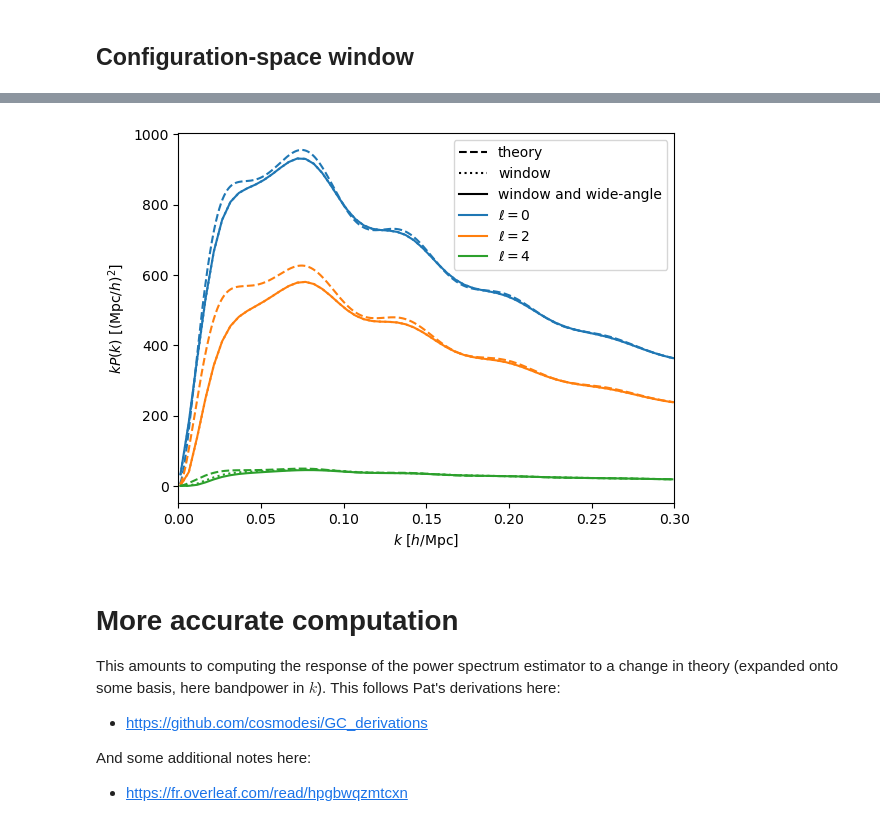
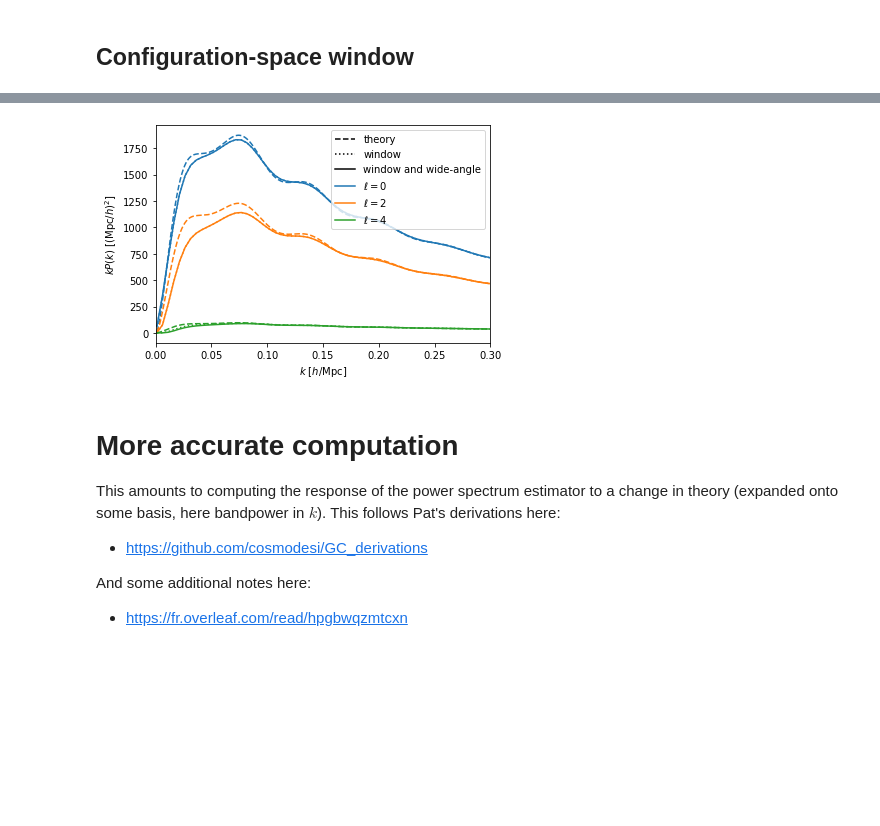
Before and after one commit to cosmodesi/pypower, a Jupyter notebook: nb/window_examples.ipynb, the cells around one changed output, grey strips where cells are left out. Saved outputs shown, nothing was run; the diff lists cells and outputs as text; code cells hidden in the pictures; blank space fills up the shorter version.

```diff
--- a/nb/window_examples.ipynb
+++ b/nb/window_examples.ipynb
@@ -233,35 +233,35 @@ There are 60 output k-bins.
 # %%
 kin = wawm.xin[0]
 kout = wawm.xout[0]
 # Some theory, just to illustrate the effect of the window function
 from cosmoprimo import Cosmology
 pklin = Cosmology().get_fourier('eisenstein_hu').pk_interpolator().to_1d()(kin)
 def kaiser(f=0.8, bias=1.4):
     beta = f/bias
     toret = []
-    toret.append((1. + 2./3.*beta + 1./5.*beta**2)*pklin)
-    toret.append((4./3.*beta + 4./7.*beta**2)*pklin)
-    toret.append(8./35*beta**2*pklin)
+    toret.append(bias**2 * (1. + 2. / 3. * beta + 1. / 5. * beta**2) * pklin)
+    toret.append(bias**2 * (4. / 3. * beta + 4. / 7. * beta**2) * pklin)
+    toret.append(bias**2 * 8. / 35. * beta**2 * pklin)
     return toret
 
 pk = kaiser()
 pkconv_wm = wm.dot(pk, unpack=True)
 pkconv_wawm = wawm.dot(pk, unpack=True)
 ax = plt.gca()
 ax.plot([], [], linestyle='--', color='k', label='theory')
 ax.plot([], [], linestyle=':', color='k', label='window')
 ax.plot([], [], linestyle='-', color='k', label='window and wide-angle')
 for ill, ell in enumerate(ellsout):
     ax.plot(kin, kin*pk[ill], color='C{:d}'.format(ill), linestyle='--', label=None)
     ax.plot(kout, kout*pkconv_wm[ill], color='C{:d}'.format(ill), linestyle=':', label=None)
     ax.plot(kout, kout*pkconv_wawm[ill], color='C{:d}'.format(ill), linestyle='-', label=r'$\ell = {:d}$'.format(ell))
 ax.set_xlim(0., 0.3)
 ax.legend()
 ax.set_xlabel(r'$k$ [$h/\mathrm{Mpc}$]')
 ax.set_ylabel(r'$k P(k)$ [$(\mathrm{Mpc}/h)^{2}$]')
 plt.show()
 # %% [output]
-[figure, old version]
+[figure, new version]
 # %% [markdown]
 # More accurate computation
 This amounts to computing the response of the power spectrum estimator to a change in theory (expanded onto some basis, here bandpower in $k$).
```
Also changed, not shown: parts of 12 cells of this notebook, 1 other file.
